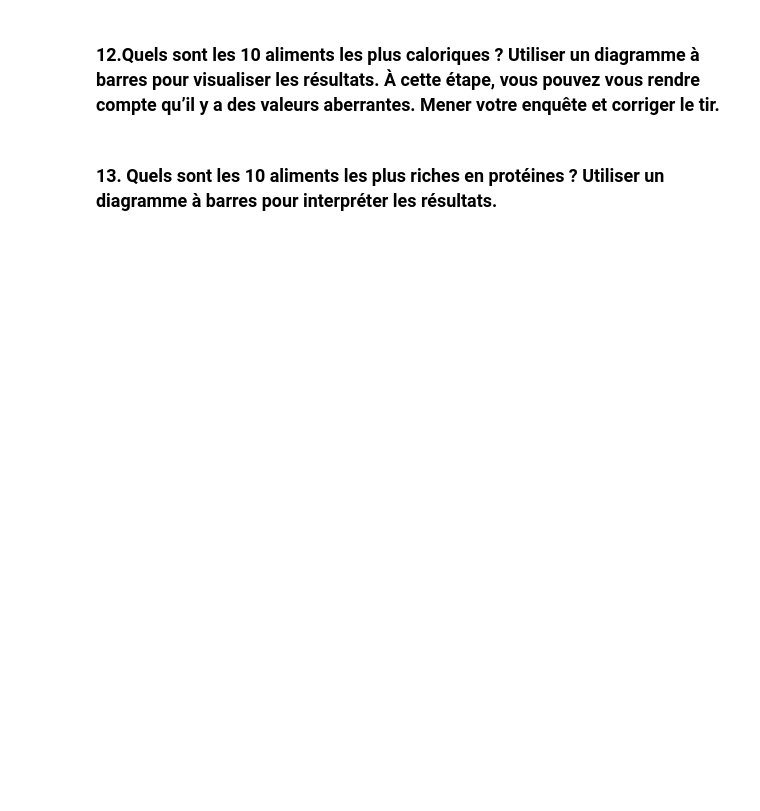
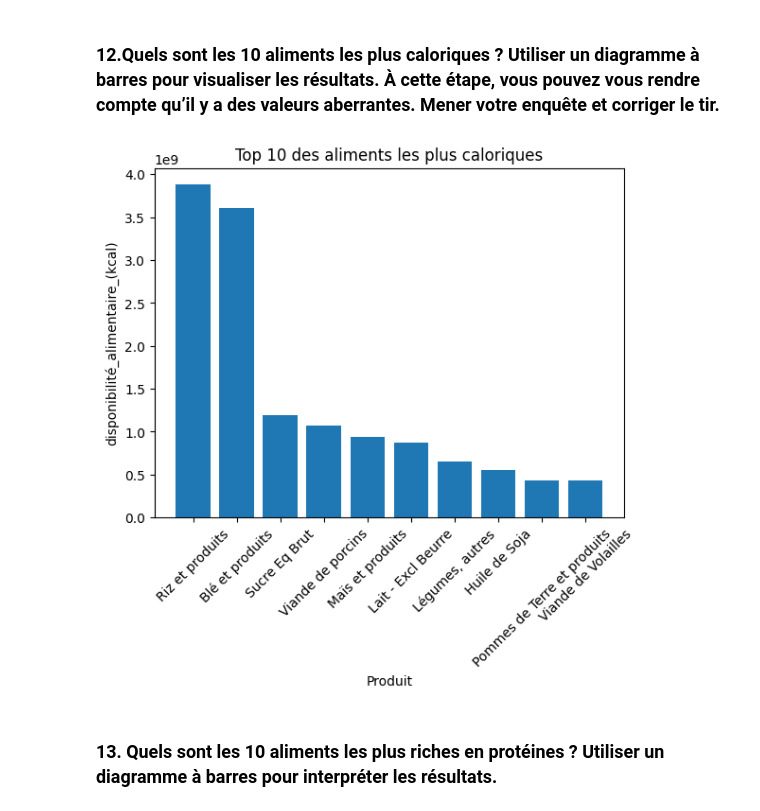
Before and after one commit to DonzerHD/Pandas_Dev_IA, a Jupyter notebook: Pandas_Activité.ipynb, the cells around one changed output. Saved outputs shown, nothing was run; the diff lists cells and outputs as text; code cells hidden in the pictures; blank space fills up the shorter version.

```diff
--- a/Pandas_Activité.ipynb
+++ b/Pandas_Activité.ipynb
@@ -602,4 +664,16 @@ df_agrege
 # %% [markdown]
 ### 12.Quels sont les 10 aliments les plus caloriques ? Utiliser un diagramme à barres pour visualiser les résultats. À cette étape, vous pouvez vous rendre compte qu’il y a des valeurs aberrantes. Mener votre enquête et corriger le tir.
+# %%
+df_calories = df_dispo.groupby('produit')['disponibilité_alimentaire_(kcal)'].sum().reset_index()
+df_calories = df_calories.sort_values('disponibilité_alimentaire_(kcal)', ascending=False)
+df_calories_top10 = df_calories.head(10)
+plt.bar(df_calories_top10['produit'], df_calories_top10['disponibilité_alimentaire_(kcal)'])
+plt.title('Top 10 des aliments les plus caloriques')
+plt.xlabel('Produit')
+plt.xticks(rotation=45)
+plt.ylabel('disponibilité_alimentaire_(kcal)')
+plt.show()
+# %% [output]
+[figure, added]
 # %% [markdown]
 ### 13. Quels sont les 10 aliments les plus riches en protéines ? Utiliser un diagramme à barres pour interpréter les résultats.
```
Also changed, not shown: parts of 4 cells of this notebook.
